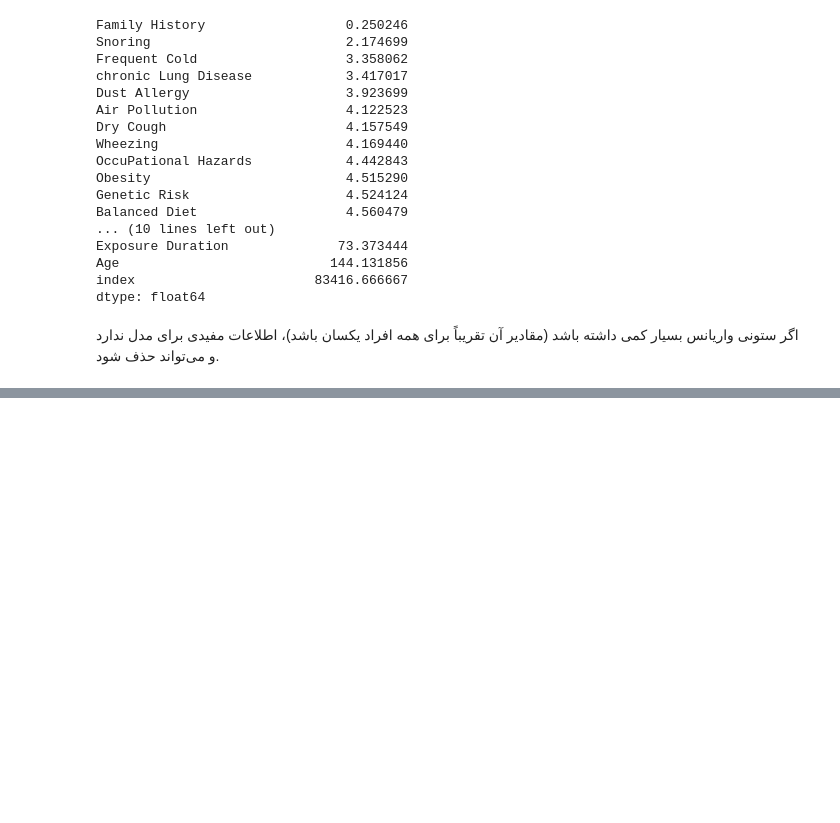
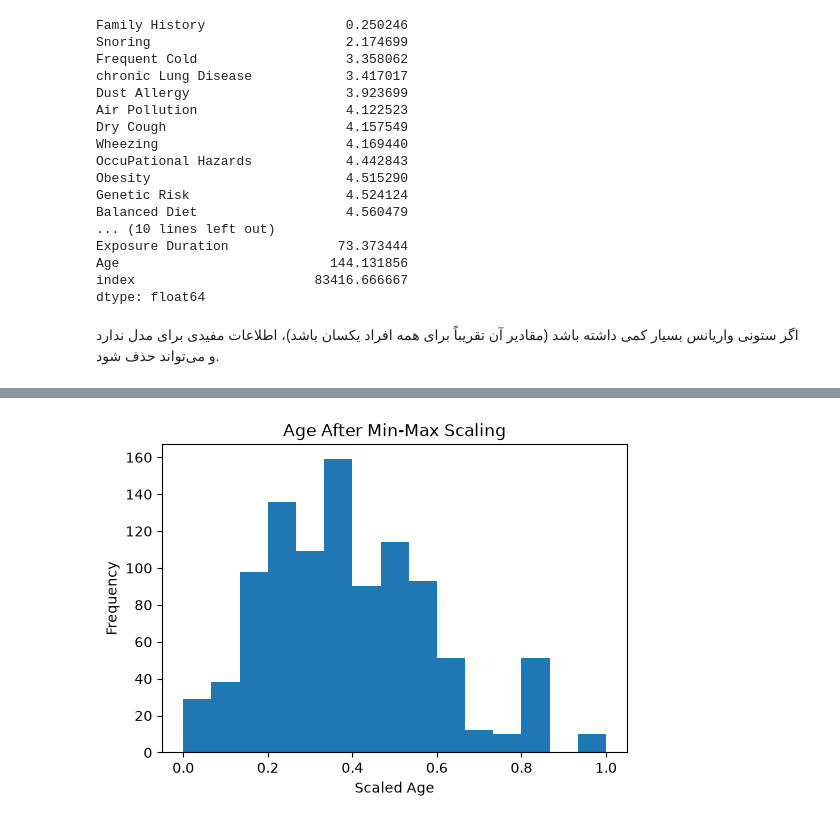
Before and after one commit to Atenanorozi/cancer, a Jupyter notebook: Data Preparation.ipynb, the cells around one changed output, grey strips where cells are left out. Cells and saved outputs as stored; diff of their text form; code cells hidden in the pictures; blank space fills up the shorter version.

```diff
--- a/Data Preparation.ipynb
+++ b/Data Preparation.ipynb
@@ -588,0 +643,4 @@ plt.show()
+# %%
+numeric_df = df.select_dtypes(include="number")
+
+numeric_df.describe().T
@@ -588,0 +677,10 @@ plt.show()
+# %%
+scaled_df = numeric_df.copy()
+
+for col in numeric_df.columns:
+    min_value = numeric_df[col].min()
+    max_value = numeric_df[col].max()
+
+    scaled_df[col] = (numeric_df[col] - min_value) / (max_value - min_value)
+
+scaled_df.head()
@@ -588,0 +758,9 @@ plt.show()
+# %%
+plt.figure(figsize=(6,4))
+plt.hist(scaled_df["Age"], bins=15)
+plt.title("Age After Min-Max Scaling")
+plt.xlabel("Scaled Age")
+plt.ylabel("Frequency")
+plt.show()
+# %% [output]
+[figure, added]
```
Also changed, not shown: parts of 50 cells of this notebook, 1 other file.
